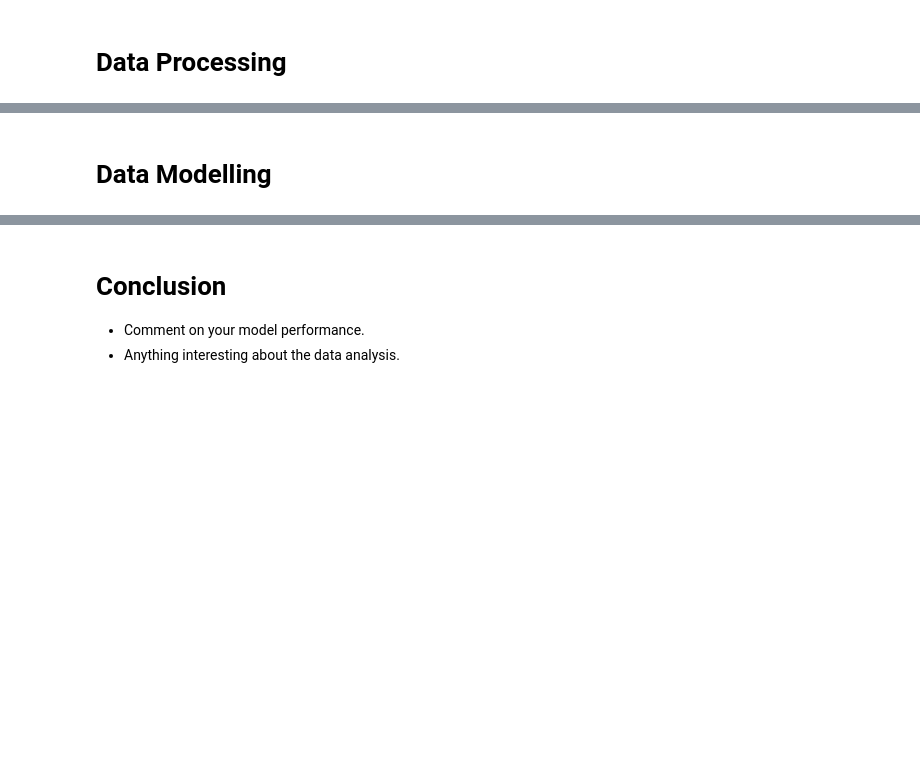
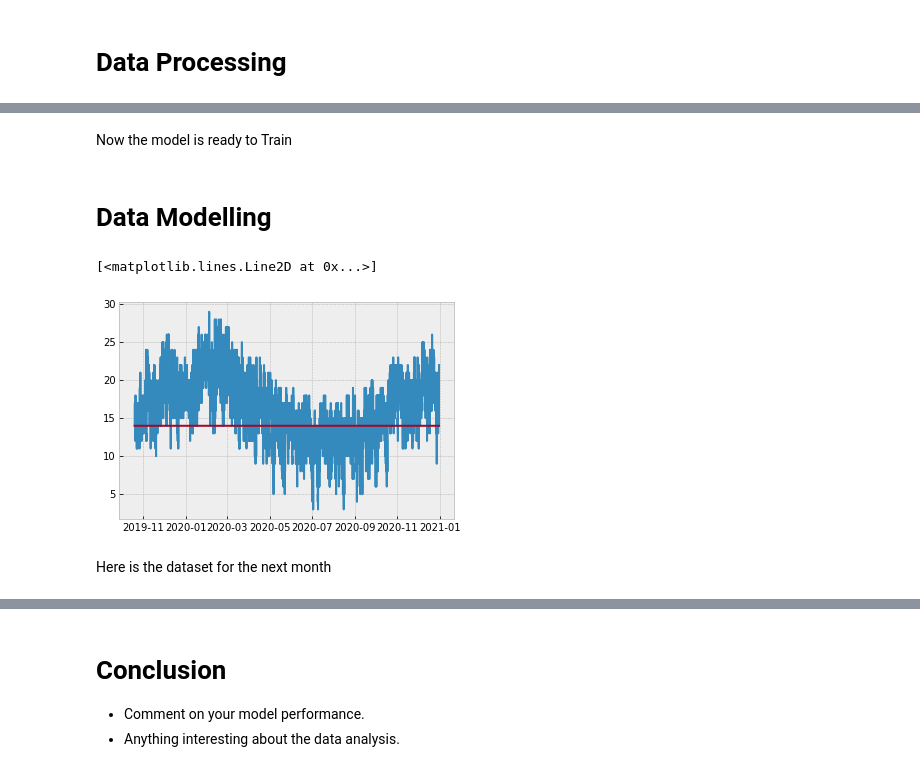
Before and after one commit to SyedKaz00/MSAPhaseThree, a Jupyter notebook: DataScience/submission.ipynb, the cells around one changed output, grey strips where cells are left out. Drawn from its saved outputs; the diff is of its cells as text; code cells hidden in the pictures; blank space fills up the shorter version.

```diff
--- a/DataScience/submission.ipynb
+++ b/DataScience/submission.ipynb
@@ -138,5 +296,21 @@ figure.show()
+# %% [markdown]
+Now the model is ready to Train
 # %% [markdown]
 # Data Modelling
 # %%
 # An exhaustive list of models can be found in sci-kit learn in this link: https://scikit-learn.org/stable/supervised_learning.html
 # The url takes you to supervised learning which is what you will be dealing with for this phase.
+# %%
+from sklearn.tree import DecisionTreeRegressor
+import numpy
+
+tree_model = DecisionTreeRegressor()
+tree_model.fit(X_train, y_train)
+y1 = tree_model.predict(X_test)
+plt.plot(X_test,y_test)
+plt.plot(X_test,y1)
+# %% [output]
+[<matplotlib.lines.Line2D at 0x...>]
+[figure, added]
+# %% [markdown]
+Here is the dataset for the next month
```
Also changed, not shown: parts of 23 cells of this notebook, 1 other file.
